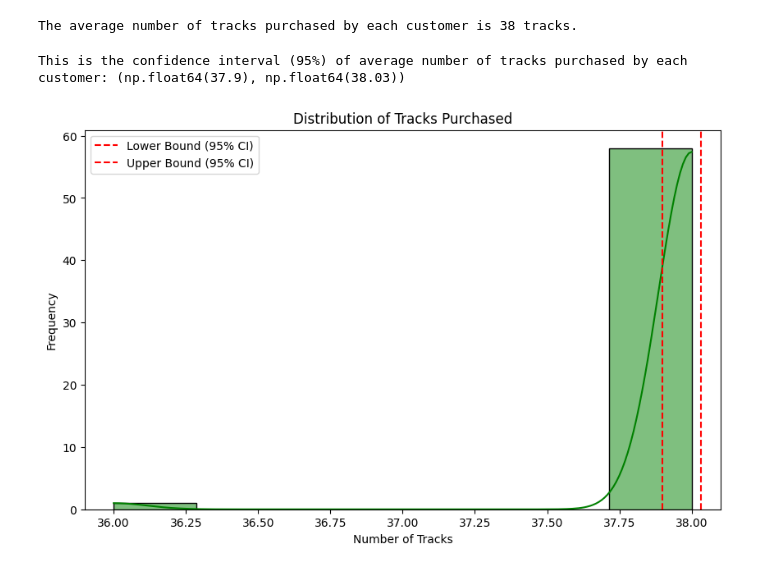
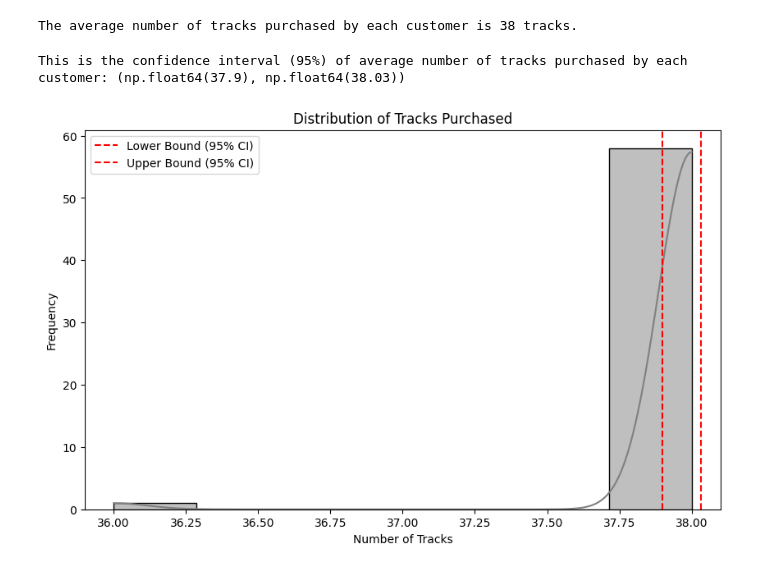
Before and after one commit to Neghfa/chinook_analysis, a Jupyter notebook: notebooks/Chinook Analysis.ipynb, the cells around one changed output. Saved outputs shown, nothing was run; the diff lists cells and outputs as text; code cells hidden in the pictures.

```diff
--- a/notebooks/Chinook Analysis.ipynb
+++ b/notebooks/Chinook Analysis.ipynb
@@ -912,27 +912,27 @@ The average number of tracks purchased by each customer is 38 tracks.
 # %%
 count_tracks_per_customer = invoice_merged_invoiceline.groupby('CustomerId')['TrackId'].agg('count').reset_index(name='Count')
 sample_mean = np.mean(count_tracks_per_customer['Count'])
 sample_std = np.std(count_tracks_per_customer['Count'], ddof=1)
 n = len(count_tracks_per_customer['Count'])
 
 confidence_level = 0.95
 z = stats.norm.ppf(1 - (1 - confidence_level) / 2)
 standard_error = sample_std / np.sqrt(n)
 
 lower_bound = sample_mean - z * standard_error
 upper_bound = sample_mean + z * standard_error
 confidence_interval = (round(lower_bound, 2), round(upper_bound, 2))
 print(f"This is the confidence interval (95%) of average number of tracks purchased by each customer: {confidence_interval}")
 
 plt.figure(figsize=(10, 6))
-sns.histplot(count_tracks_per_customer['Count'], kde=True, color='green')
+sns.histplot(count_tracks_per_customer['Count'], kde=True, color='gray')
 plt.axvline(x=lower_bound, color='red', linestyle='--', label='Lower Bound (95% CI)')
 plt.axvline(x=upper_bound, color='red', linestyle='--', label='Upper Bound (95% CI)')
 plt.title('Distribution of Tracks Purchased')
 plt.xlabel('Number of Tracks')
 plt.ylabel('Frequency')
 plt.legend()
 plt.show()
 # %% [output]
 This is the confidence interval (95%) of average number of tracks purchased by each customer: (np.float64(37.9), np.float64(38.03))
-[figure, old version]
+[figure, new version]
```
Also changed, not shown: parts of 11 cells of this notebook.
